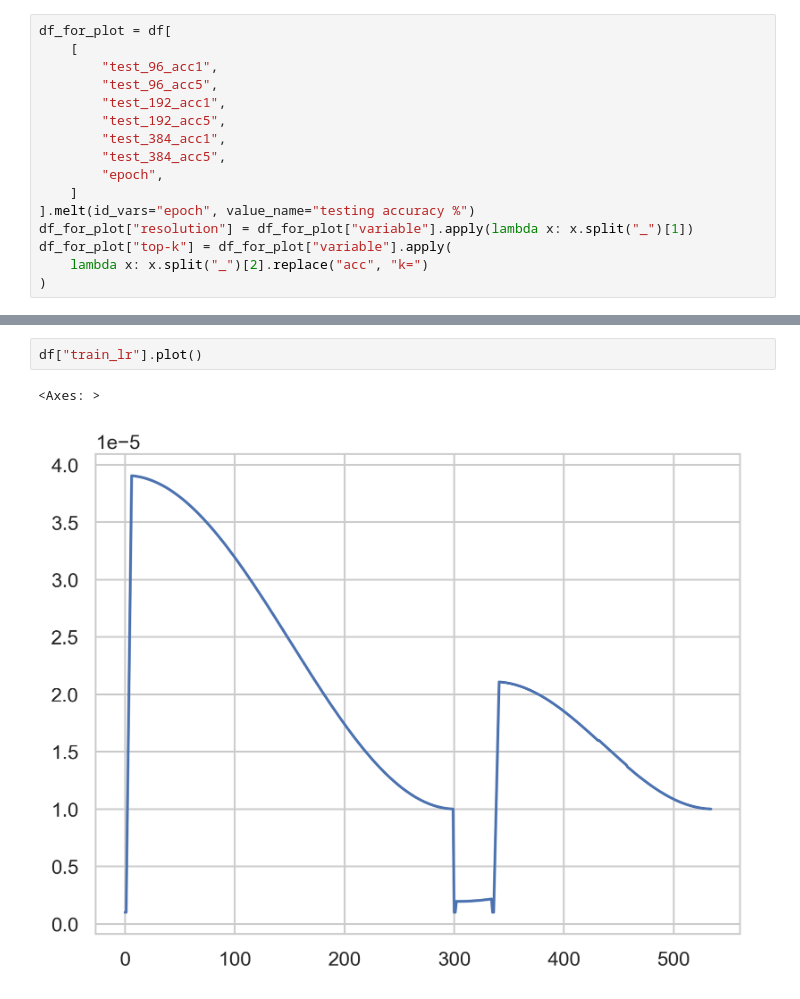
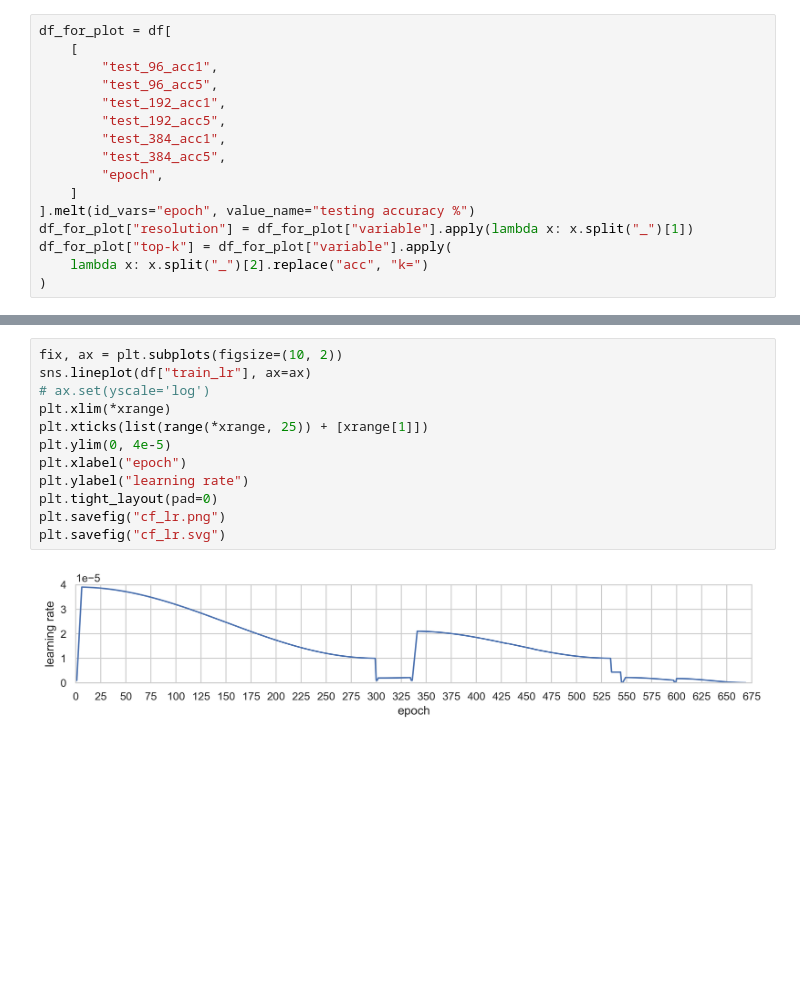
Before and after one commit to JER-ry/CF-ViT, a Jupyter notebook: test_acc_plot.ipynb, the cells around one changed output, grey strips where cells are left out. Cells and saved outputs as stored; diff of their text form; blank space fills up the shorter version.

```diff
--- a/test_acc_plot.ipynb
+++ b/test_acc_plot.ipynb
@@ -50,5 +77,14 @@ plt.ylim(55, 96)
-# %%
-df["train_lr"].plot()
-# %% [output]
-<Axes: >
-[figure, removed]
+# %%
+fix, ax = plt.subplots(figsize=(10, 2))
+sns.lineplot(df["train_lr"], ax=ax)
+# ax.set(yscale='log')
+plt.xlim(*xrange)
+plt.xticks(list(range(*xrange, 25)) + [xrange[1]])
+plt.ylim(0, 4e-5)
+plt.xlabel("epoch")
+plt.ylabel("learning rate")
+plt.tight_layout(pad=0)
+plt.savefig("cf_lr.png")
+plt.savefig("cf_lr.svg")
+# %% [output]
+[figure, added]
```
Also changed, not shown: parts of 7 cells of this notebook, 21 other files.
